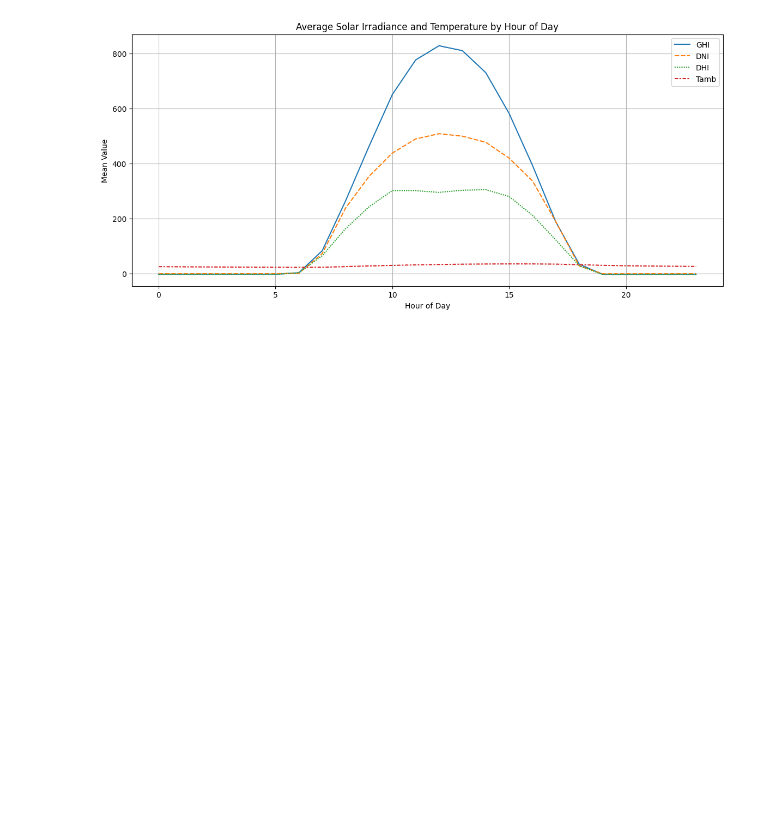
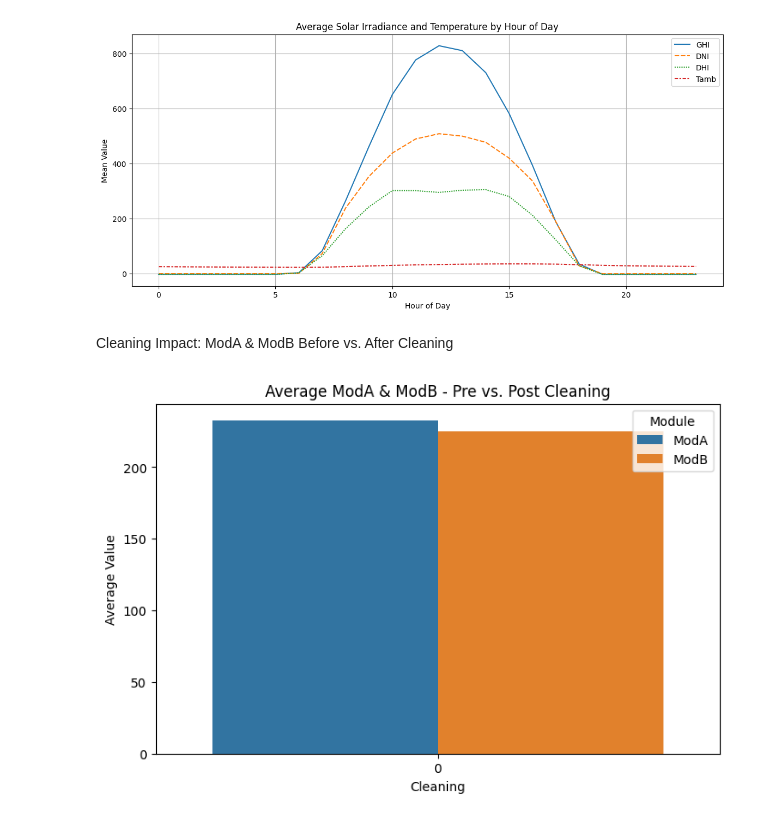
Before and after one commit to sami4Teferi/solar-farm-data-analysis, a Jupyter notebook: notebooks/time_series_anaysis.ipynb, the cells around one changed output. Cells and saved outputs as stored; diff of their text form; code cells hidden in the pictures; blank space fills up the shorter version.

```diff
--- a/notebooks/time_series_anaysis.ipynb
+++ b/notebooks/time_series_anaysis.ipynb
@@ -64,3 +64,20 @@ plt.grid(True)
 plt.show()
 # %% [output]
 [figure]
+# %% [markdown]
+Cleaning Impact: ModA & ModB Before vs. After Cleaning
+# %%
+# If you have a cleaning flag, group by it
+if 'Cleaning' in df.columns:
+    grouped = df.groupby('Cleaning')[['ModA', 'ModB']].mean().reset_index()
+
+    grouped_melted = pd.melt(grouped, id_vars='Cleaning', var_name='Module', value_name='Average Value')
+
+    plt.figure(figsize=(8, 5))
+    sns.barplot(data=grouped_melted, x='Cleaning', y='Average Value', hue='Module')
+    plt.title("Average ModA & ModB - Pre vs. Post Cleaning")
+    plt.show()
+else:
+    print("No 'Cleaning' flag found.")
+# %% [output]
+[figure, added]
```
Also changed, not shown: parts of 12 cells of this notebook, 1 other file.
